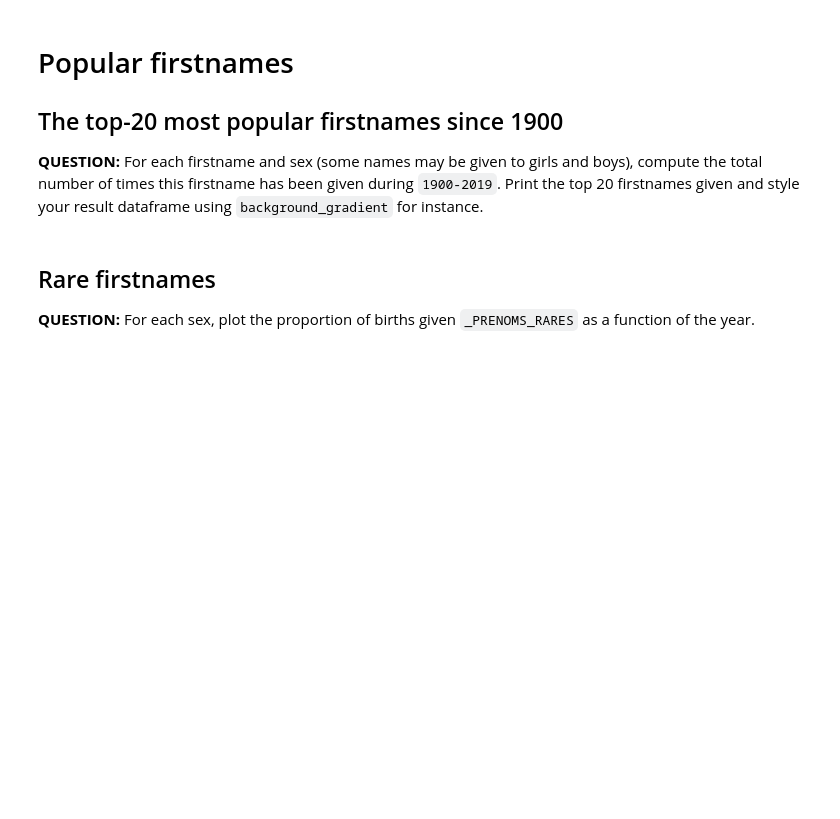
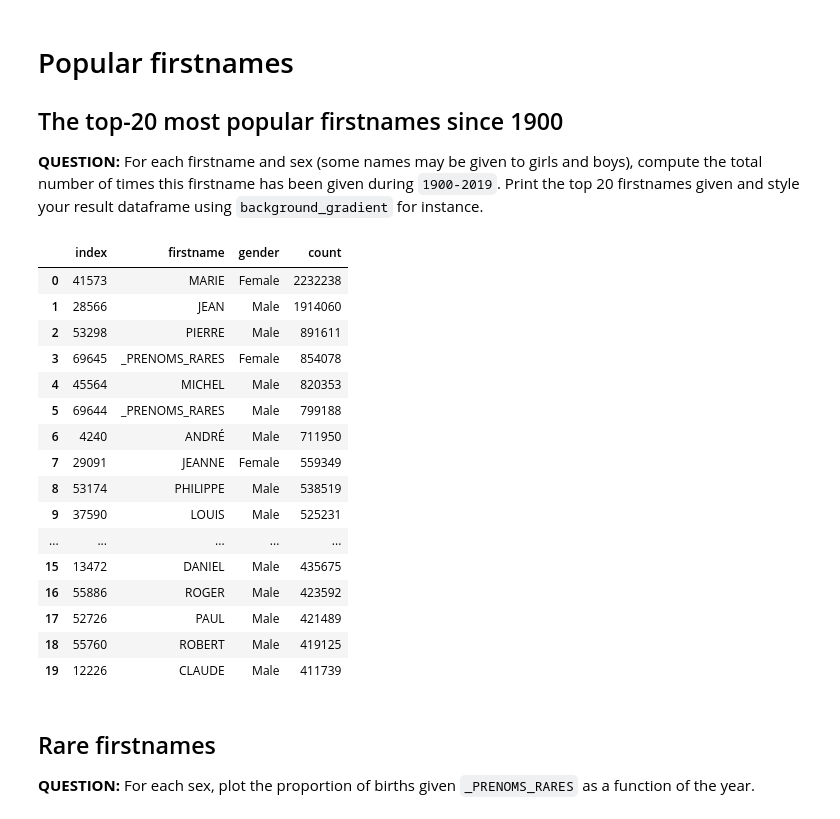
Before and after one commit to PetitPoissonL/Big-Data-Technologies, a Jupyter notebook: homework01.ipynb, the cells around one changed output. Saved outputs shown, nothing was run; the diff lists cells and outputs as text; code cells hidden in the pictures; blank space fills up the shorter version.

```diff
--- a/homework01.ipynb
+++ b/homework01.ipynb
@@ -511,3 +540,33 @@ Plot deviations of sex ratio around its mean since 1945 as a function of time.
+# %%
+# your code here
+times = data[['firstname','gender','count']].groupby(['firstname','gender']).sum().reset_index()
+
+times = times.sort_values(by=['count'],ascending=False).head(20).reset_index()
+#style pas encore fait
+import seaborn as sns
+
+cm = sns.light_palette("green", as_cmap=True)
+times[['count']].style.background_gradient(cmap=cm)
+
+times
+# %% [output]
+|  | index | firstname | gender | count |
+| 0 | 41573 | MARIE | Female | 2232238 |
+| 1 | 28566 | JEAN | Male | 1914060 |
+| 2 | 53298 | PIERRE | Male | 891611 |
+| 3 | 69645 | _PRENOMS_RARES | Female | 854078 |
+| 4 | 45564 | MICHEL | Male | 820353 |
+| 5 | 69644 | _PRENOMS_RARES | Male | 799188 |
+| 6 | 4240 | ANDRÉ | Male | 711950 |
+| 7 | 29091 | JEANNE | Female | 559349 |
+| 8 | 53174 | PHILIPPE | Male | 538519 |
+| 9 | 37590 | LOUIS | Male | 525231 |
+| ... | ... | ... | ... | ... |
+| 15 | 13472 | DANIEL | Male | 435675 |
+| 16 | 55886 | ROGER | Male | 423592 |
+| 17 | 52726 | PAUL | Male | 421489 |
+| 18 | 55760 | ROBERT | Male | 419125 |
+| 19 | 12226 | CLAUDE | Male | 411739 |
 # %% [markdown]
 ## Rare firstnames
 
```
Also changed, not shown: parts of 16 cells of this notebook.
